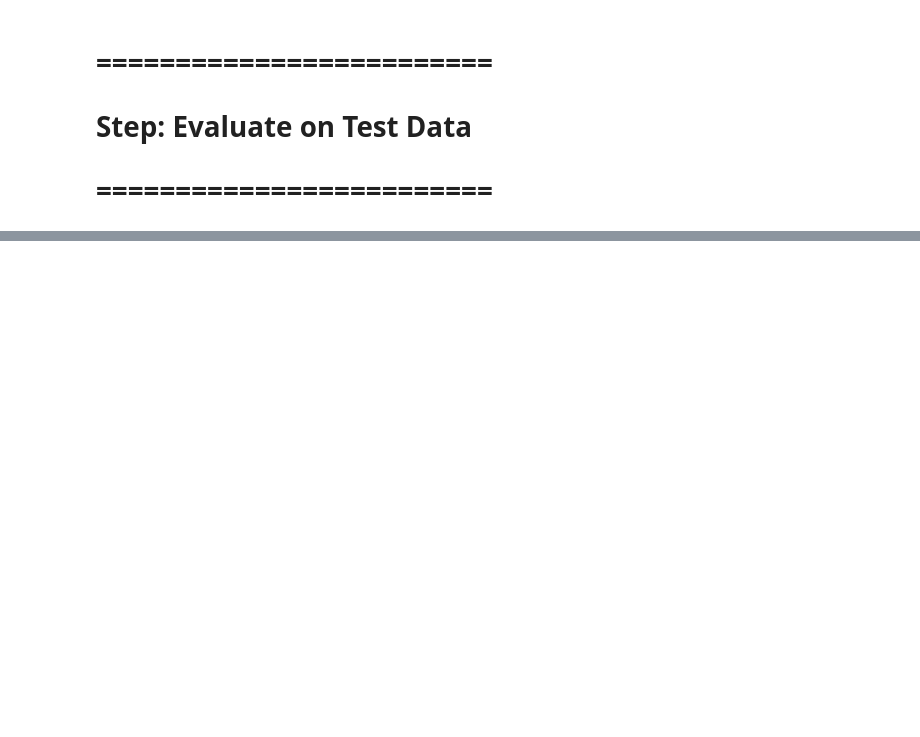
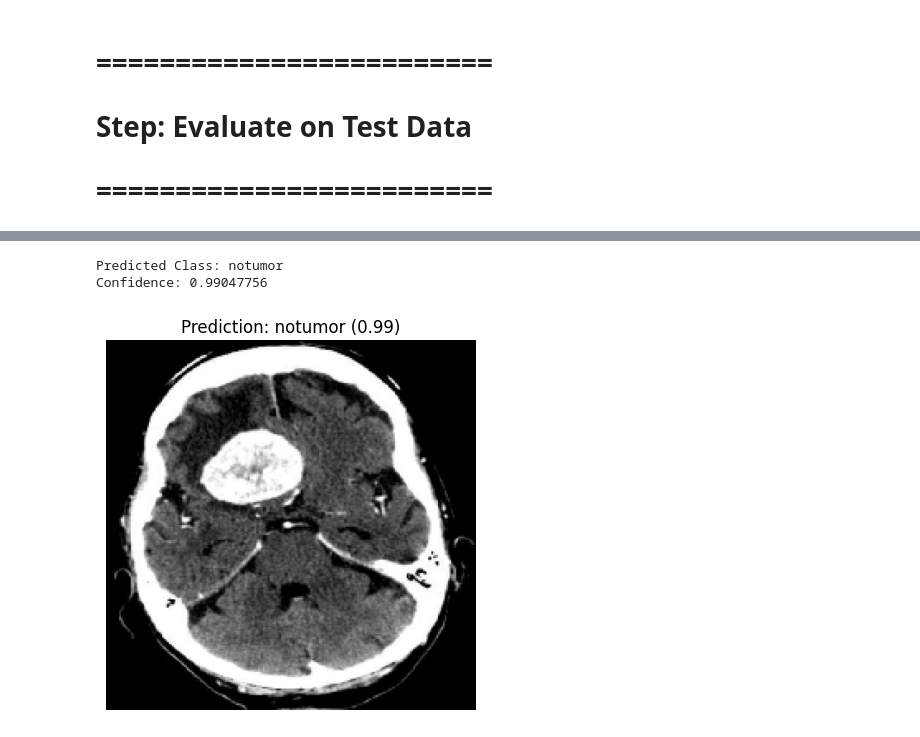
Before and after one commit to Arslanj9/BrainTumorDetection_ResNet50, a Jupyter notebook: brain-tumor-detection-158mb-dataset.ipynb, the cells around one changed output, grey strips where cells are left out. Cells and saved outputs as stored; diff of their text form; code cells hidden in the pictures; blank space fills up the shorter version.

Commit message:
Kaggle Notebook | Brain tumor detection (158mb dataset) | v1.2

```diff
--- a/brain-tumor-detection-158mb-dataset.ipynb
+++ b/brain-tumor-detection-158mb-dataset.ipynb
@@ -238,0 +215,15 @@ Final Test Loss: 0.639220654964447
+# %%
+# Path to a single test image
+img_path = "/kaggle/input/brain-tumor-mri-dataset/Testing/meningioma/Te-me_0015.jpg"  # change this
+
+# Load & resize
+img = image.load_img(img_path, target_size=IMG_SIZE)
+
+# Convert to array
+img_array = image.img_to_array(img)
+
+# SAME preprocessing as test data
+img_array = img_array / 255.0
+
+# Add batch dimension
+img_array = np.expand_dims(img_array, axis=0)
@@ -238,0 +234,18 @@ Final Test Loss: 0.639220654964447
+# %%
+class_names = list(test_gen.class_indices.keys())
+
+predicted_class = class_names[np.argmax(pred)]
+confidence = np.max(pred)
+
+print("Predicted Class:", predicted_class)
+print("Confidence:", confidence)
+# %% [output]
+Predicted Class: notumor
+Confidence: 0.99047756
+# %%
+plt.imshow(img)
+plt.axis("off")
+plt.title(f"Prediction: {predicted_class} ({confidence:.2f})")
+plt.show()
+# %% [output]
+[figure, added]
```
Also changed, not shown: parts of 9 cells of this notebook.
